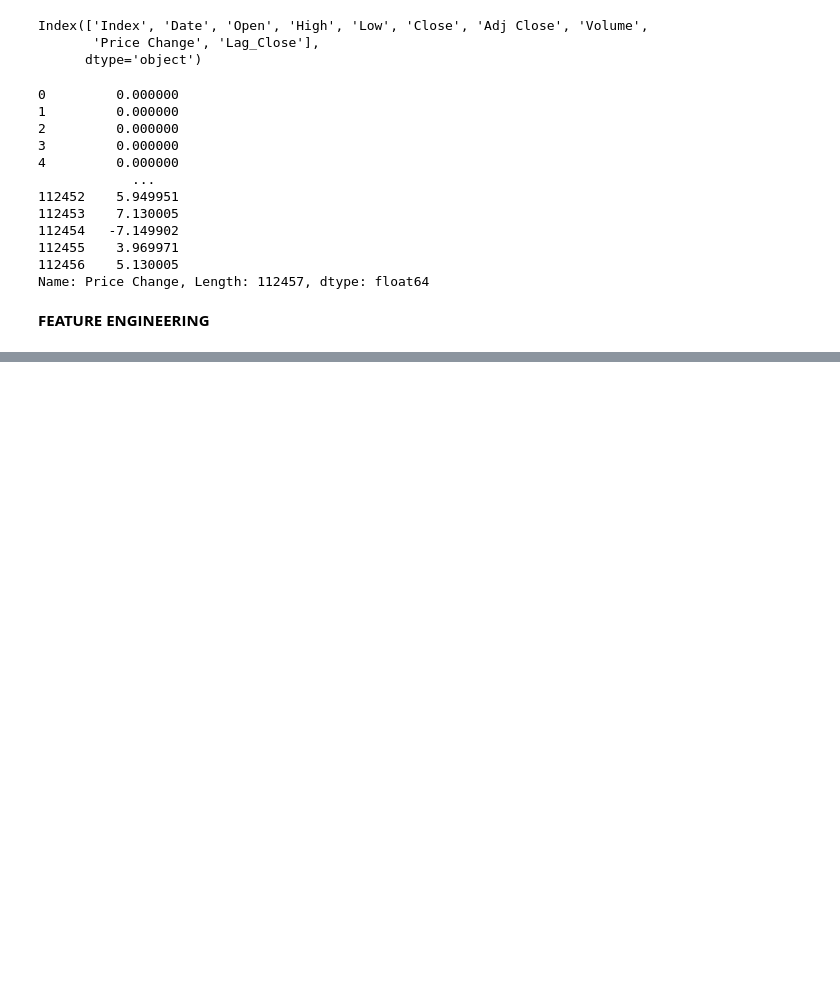
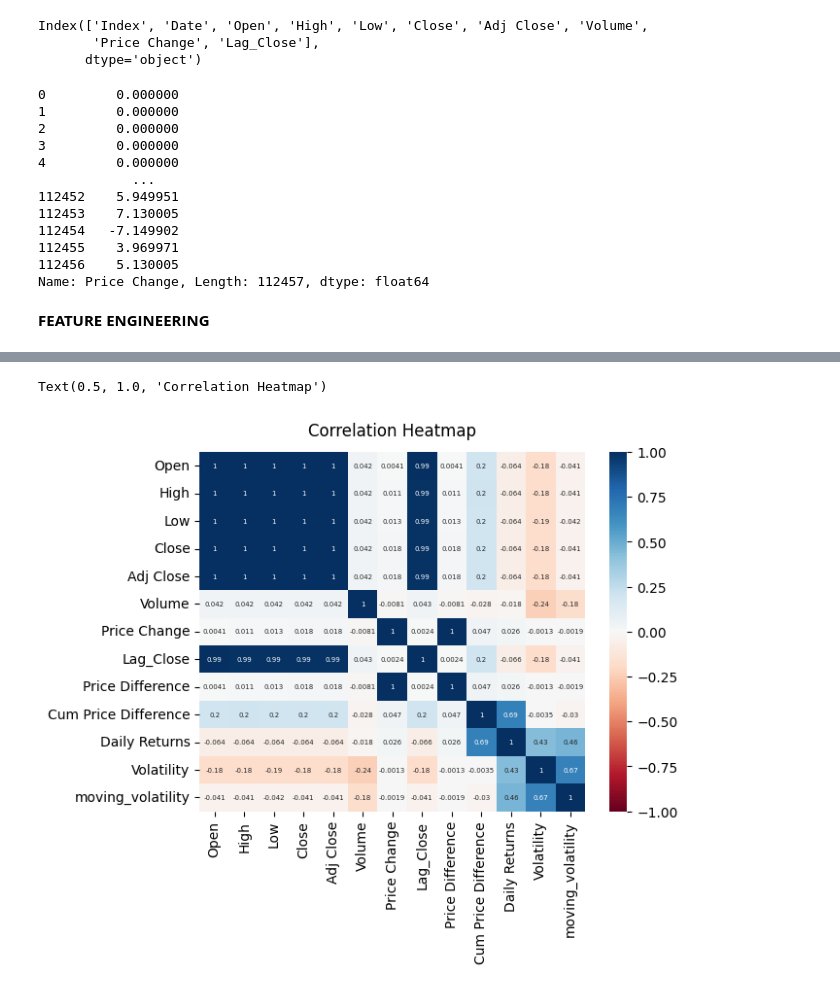
Before and after one commit to sahankrt20/AI_BOOTCAMP_PROJECT, a Jupyter notebook: stock-market-pred.ipynb, the cells around one changed output, grey strips where cells are left out. Drawn from its saved outputs; the diff is of its cells as text; code cells hidden in the pictures; blank space fills up the shorter version.

```diff
--- a/stock-market-pred.ipynb
+++ b/stock-market-pred.ipynb
@@ -288,0 +402,11 @@ plt.show()
+# %%
+# Subset the dataframe to include only numeric columns and compute the correlation matrix
+numeric_df = df[numeric_columns]
+correlation_matrix = numeric_df.corr()
+
+# Plot the heatmap
+heatmap = sns.heatmap(correlation_matrix, vmin=-1, vmax=1, annot=True, cmap="RdBu", annot_kws={'fontsize': 5})
+heatmap.set_title('Correlation Heatmap', fontdict={'fontsize':12}, pad=12)
+# %% [output]
+Text(0.5, 1.0, 'Correlation Heatmap')
+[figure, added]
```
Also changed, not shown: parts of 40 cells of this notebook.
